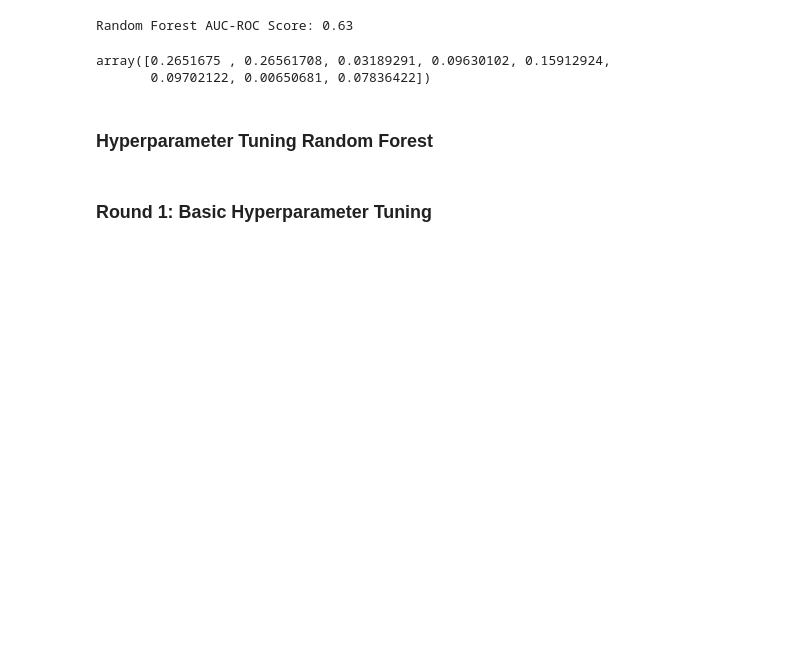
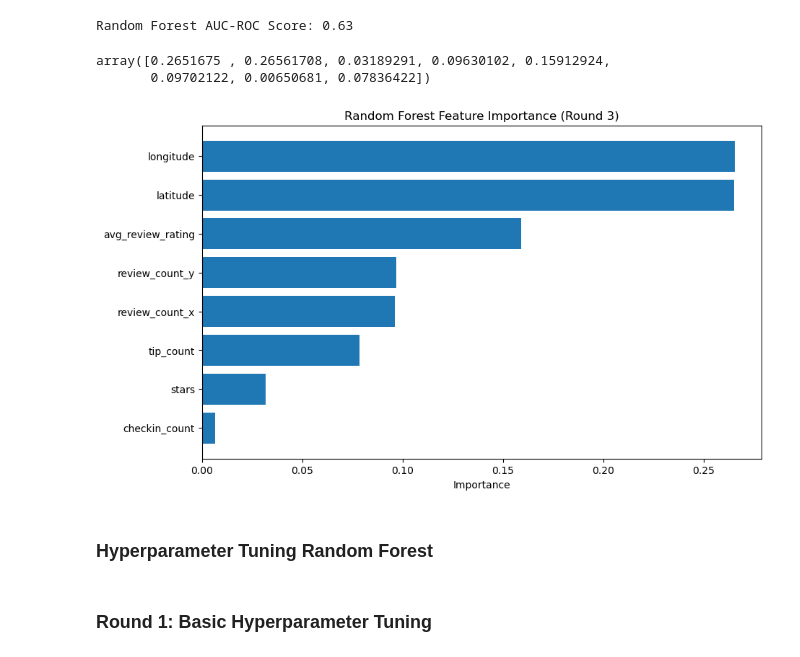
Before and after one commit to yugahang/Business_Validation, a Jupyter notebook: ML_Ass.ipynb, the cells around one changed output. Saved outputs shown, nothing was run; the diff lists cells and outputs as text; code cells hidden in the pictures; blank space fills up the shorter version.

```diff
--- a/ML_Ass.ipynb
+++ b/ML_Ass.ipynb
@@ -530,6 +531,25 @@ feature_importances
 # %% [output]
 array([0.2651675 , 0.26561708, 0.03189291, 0.09630102, 0.15912924,
        0.09702122, 0.00650681, 0.07836422])
+# %%
+# Convert X_train_scaled back to a DataFrame with the original feature names
+X_train_scaled_df = pd.DataFrame(X_train_scaled, columns=X_train.columns)
+
+features = X_train_scaled_df.columns
+
+importance_dt_1 = rf_classifier.feature_importances_
+feature_importance_dt_1= pd.DataFrame({'Feature': features, 'Importance': importance_dt_1})
+feature_importance_dt_1 = feature_importance_dt_1.sort_values(by='Importance', ascending=False)
+
+# Plot feature importance
+plt.figure(figsize=(10,6))
+plt.barh(feature_importance_dt_1['Feature'], feature_importance_dt_1['Importance'])
+plt.title('Random Forest Feature Importance (Round 3)')
+plt.xlabel('Importance')
+plt.gca().invert_yaxis()
+plt.show()
+# %% [output]
+[figure, added]
 # %% [markdown]
 ### Hyperparameter Tuning Random Forest
 # %% [markdown]
```
Also changed, not shown: parts of 69 cells of this notebook.
